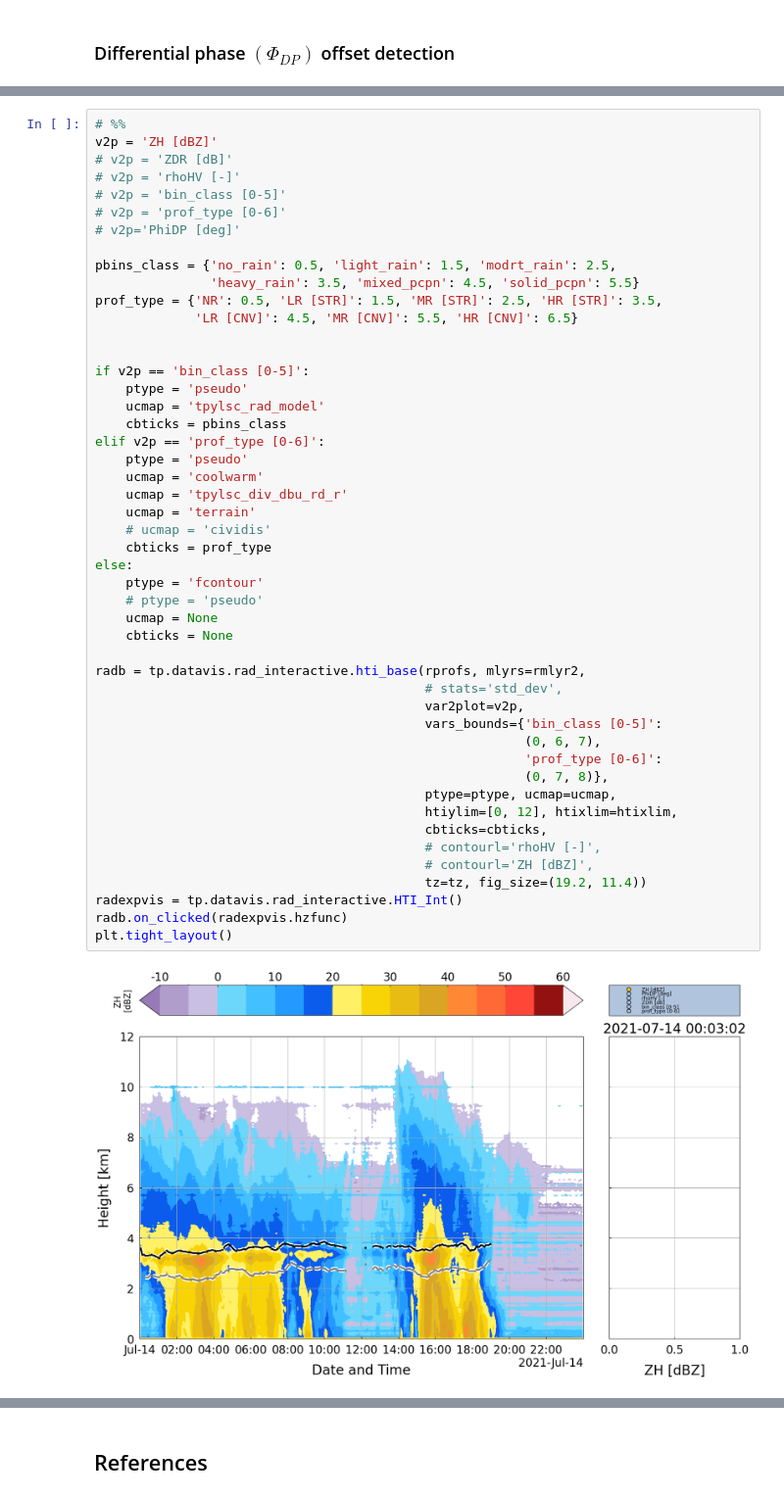
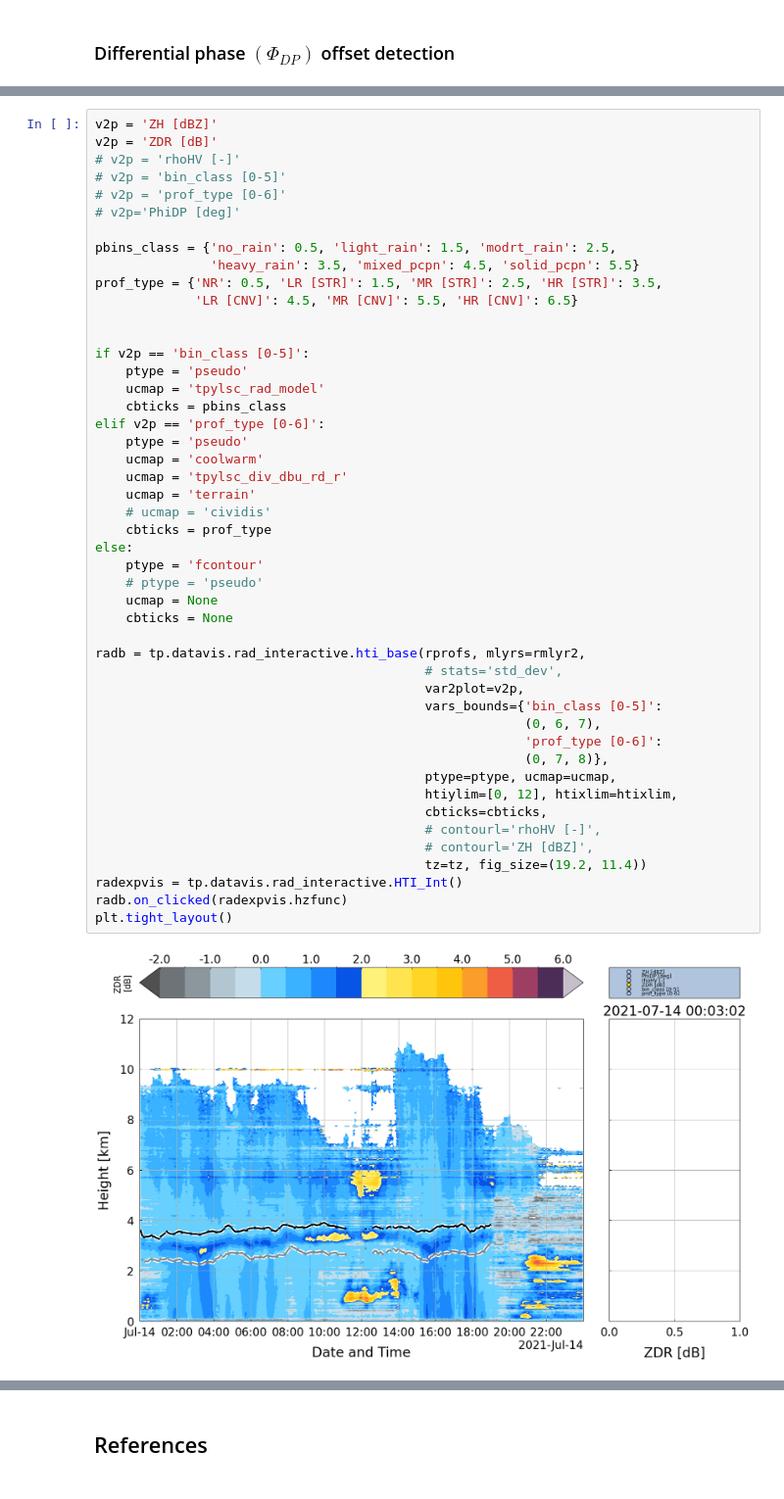
Before and after one commit to enchilaDaSzen/unibonnpd, a Jupyter notebook: radar/qvps/profs_mlcal.ipynb, the cells around one changed output, grey strips where cells are left out. Shown at 98% size. Cells and saved outputs as stored; diff of their text form.

```diff
--- a/radar/qvps/profs_mlcal.ipynb
+++ b/radar/qvps/profs_mlcal.ipynb
@@ -542,10 +534,9 @@ if adjh:
     # Add rheight to profs to work with hAMSL
     for pr in rprofs:
         pr.georef['profiles_height [km]'] += RSITESH[RADAR_SITE]/1000
-# %%
 # %%
 v2p = 'ZH [dBZ]'
-# v2p = 'ZDR [dB]'
+v2p = 'ZDR [dB]'
 # v2p = 'rhoHV [-]'
 # v2p = 'bin_class [0-5]'
 # v2p = 'prof_type [0-6]'
@@ -564,34 +555,34 @@ if v2p == 'bin_class [0-5]':
 elif v2p == 'prof_type [0-6]':
     ptype = 'pseudo'
     ucmap = 'coolwarm'
     ucmap = 'tpylsc_div_dbu_rd_r'
     ucmap = 'terrain'
     # ucmap = 'cividis'
     cbticks = prof_type
 else:
     ptype = 'fcontour'
     # ptype = 'pseudo'
     ucmap = None
     cbticks = None
 
 radb = tp.datavis.rad_interactive.hti_base(rprofs, mlyrs=rmlyr2,
                                            # stats='std_dev',
                                            var2plot=v2p,
                                            vars_bounds={'bin_class [0-5]':
                                                         (0, 6, 7),
                                                         'prof_type [0-6]':
                                                         (0, 7, 8)},
                                            ptype=ptype, ucmap=ucmap,
                                            htiylim=[0, 12], htixlim=htixlim,
                                            cbticks=cbticks,
                                            # contourl='rhoHV [-]',
                                            # contourl='ZH [dBZ]',
                                            tz=tz, fig_size=(19.2, 11.4))
 radexpvis = tp.datavis.rad_interactive.HTI_Int()
 radb.on_clicked(radexpvis.hzfunc)
 plt.tight_layout()
 # %% [output]
-[figure, old version]
+[figure, new version]
 <Figure size 640x480 with 0 Axes>
 # %% [markdown]
 ## References
```
Also changed, not shown: parts of 12 cells of this notebook, 18 other files.
